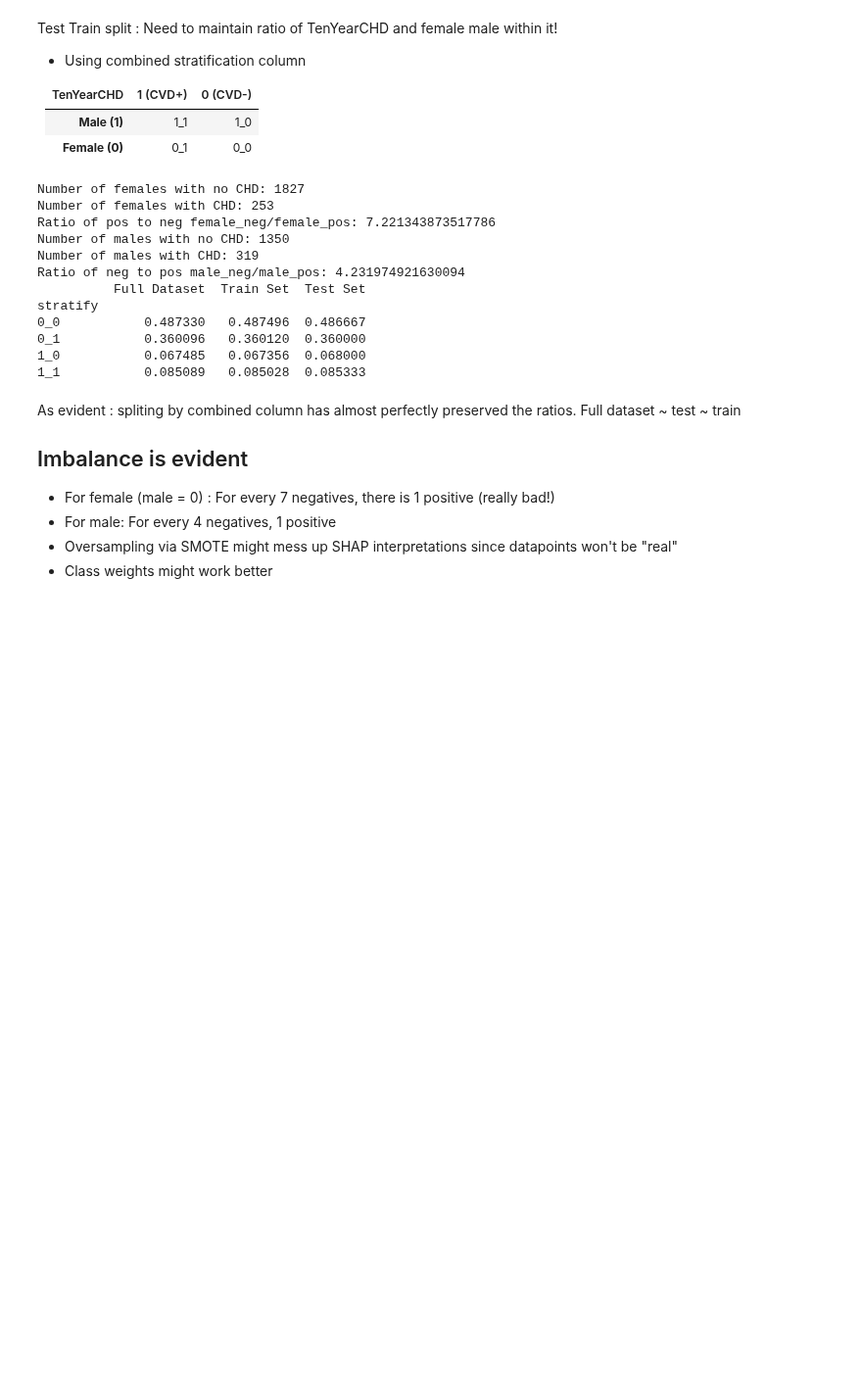
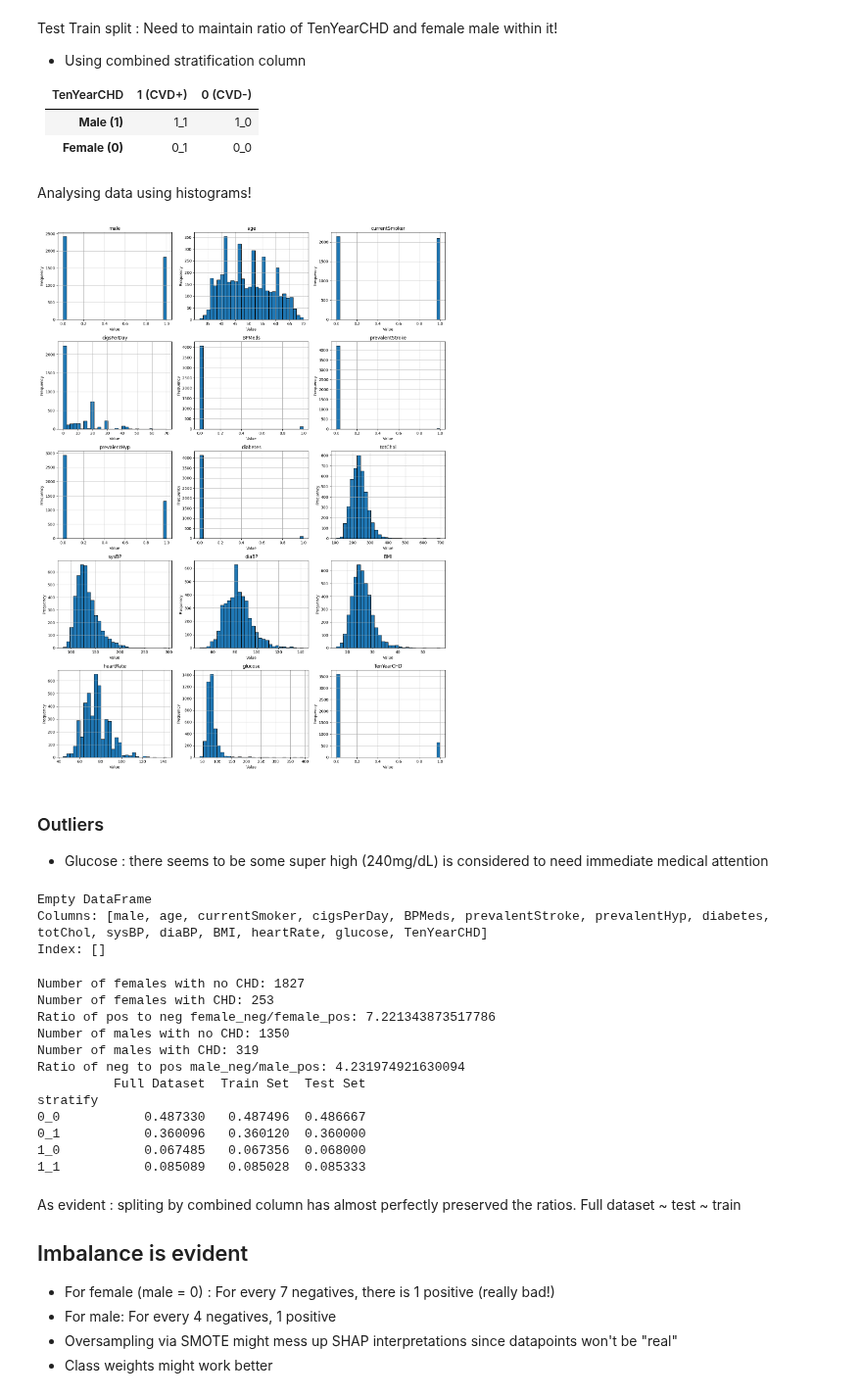
Before and after one commit to Kavisha612/Dissertation_ExplainableAI, a Jupyter notebook: data_preprocessing.ipynb, the cells around one changed output. Shown at 98% size. Drawn from its saved outputs; the diff is of its cells as text; code cells hidden in the pictures; blank space fills up the shorter version.

```diff
--- a/data_preprocessing.ipynb
+++ b/data_preprocessing.ipynb
@@ -40,6 +40,34 @@ Test Train split : Need to maintain ratio of TenYearCHD and female male within i
 |------------|----------|----------|
 | **Male (1)**   | 1_1      | 1_0  |
 | **Female (0)** | 0_1      | 0_0  |
+# %% [markdown]
+Analysing data using histograms!
+# %%
+numeric_cols = data_df.select_dtypes(include=["float64", "int64"]).columns
+
+# Create histograms
+fig, axes = plt.subplots(nrows = 5, ncols = 3, figsize=(15, 20))
+axes = axes.flatten()
+
+for idx, col in enumerate(numeric_cols):
+    data_df[col].hist(bins=30, ax=axes[idx], edgecolor='black')
+    axes[idx].set_title(col)
+    axes[idx].set_xlabel('Value')
+    axes[idx].set_ylabel('Frequency')
+
+plt.tight_layout()
+plt.show()
+# %% [output]
+[figure, added]
+# %% [markdown]
+### Outliers
+- Glucose : there seems to be some super high (240mg/dL) is considered to need immediate medical attention
+# %%
+print((data_df[data_df["glucose"] ==0]).head())
+# %% [output]
+Empty DataFrame
+Columns: [male, age, currentSmoker, cigsPerDay, BPMeds, prevalentStroke, prevalentHyp, diabetes, totChol, sysBP, diaBP, BMI, heartRate, glucose, TenYearCHD]
+Index: []
 # %%
 df_nonull["stratify"] = df_nonull["TenYearCHD"].astype(str) + "_" + df_nonull["male"].astype(str)
 # Creates a new column "stratify" that combines the values of "TenYearCHD" and "male"
```
Also changed, not shown: parts of 7 cells of this notebook.
